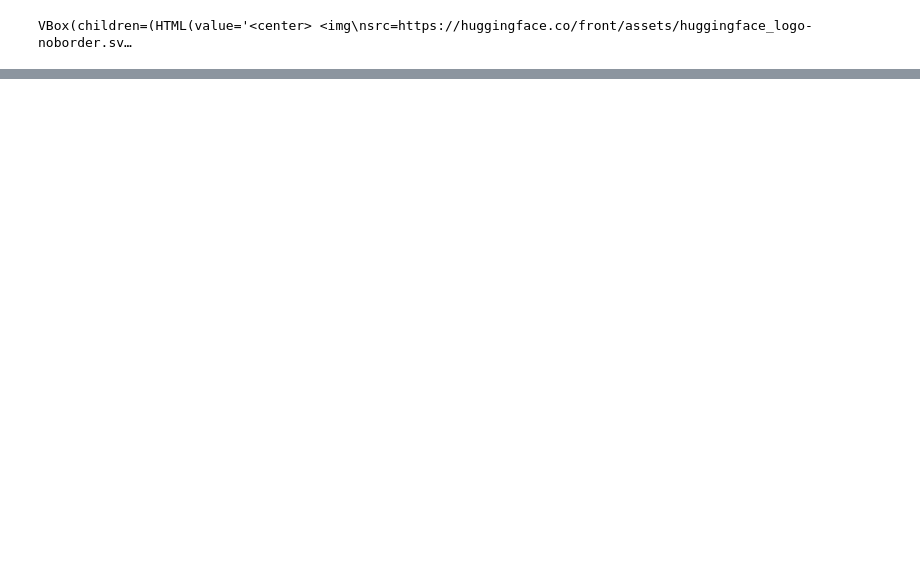
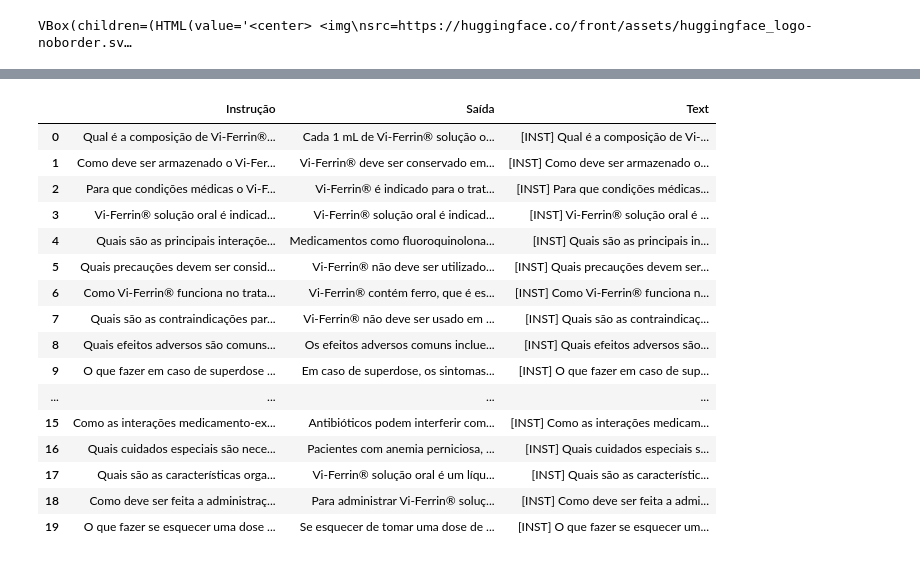
Before and after one commit to Henriquerezer/Microsoft-PHI_3-LLM, a Jupyter notebook: fine_tuning.ipynb, the cells around one changed output, grey strips where cells are left out. Cells and saved outputs as stored; diff of their text form; code cells hidden in the pictures; blank space fills up the shorter version.

```diff
--- a/fine_tuning.ipynb
+++ b/fine_tuning.ipynb
@@ -62,0 +148,13 @@ No contexto das instruções, o Phi-3-mini-128k-instruct é projetado para segui
+# %%
+# Function to transform the row into desired format
+def format_row(row):
+    question = row['Instrução']
+    answer = row['Saída']
+    formatted_string = f"[INST] {question} [/INST] {answer} "
+    return formatted_string
+
+# Apply the function to each row of the dataframe
+df['Formatted'] = df.apply(format_row, axis=1)
+
+# Display the formatted column
+df['Formatted']
@@ -62,0 +179,23 @@ No contexto das instruções, o Phi-3-mini-128k-instruct é projetado para segui
+# %%
+# Rename the 'Formatted' column to 'Text'
+new_df = df.rename(columns={'Formatted': 'Text'})
+
+new_df
+# %% [output]
+|  | Instrução | Saída | Text |
+| 0 | Qual é a composição de Vi-Ferrin®... | Cada 1 mL de Vi-Ferrin® solução o... | [INST] Qual é a composição de Vi-... |
+| 1 | Como deve ser armazenado o Vi-Fer... | Vi-Ferrin® deve ser conservado em... | [INST] Como deve ser armazenado o... |
+| 2 | Para que condições médicas o Vi-F... | Vi-Ferrin® é indicado para o trat... | [INST] Para que condições médicas... |
+| 3 | Vi-Ferrin® solução oral é indicad... | Vi-Ferrin® solução oral é indicad... | [INST] Vi-Ferrin® solução oral é ... |
+| 4 | Quais são as principais interaçõe... | Medicamentos como fluoroquinolona... | [INST] Quais são as principais in... |
+| 5 | Quais precauções devem ser consid... | Vi-Ferrin® não deve ser utilizado... | [INST] Quais precauções devem ser... |
+| 6 | Como Vi-Ferrin® funciona no trata... | Vi-Ferrin® contém ferro, que é es... | [INST] Como Vi-Ferrin® funciona n... |
+| 7 | Quais são as contraindicações par... | Vi-Ferrin® não deve ser usado em ... | [INST] Quais são as contraindicaç... |
+| 8 | Quais efeitos adversos são comuns... | Os efeitos adversos comuns inclue... | [INST] Quais efeitos adversos são... |
+| 9 | O que fazer em caso de superdose ... | Em caso de superdose, os sintomas... | [INST] O que fazer em caso de sup... |
+| ... | ... | ... | ... |
+| 15 | Como as interações medicamento-ex... | Antibióticos podem interferir com... | [INST] Como as interações medicam... |
+| 16 | Quais cuidados especiais são nece... | Pacientes com anemia perniciosa, ... | [INST] Quais cuidados especiais s... |
+| 17 | Quais são as características orga... | Vi-Ferrin® solução oral é um líqu... | [INST] Quais são as característic... |
+| 18 | Como deve ser feita a administraç... | Para administrar Vi-Ferrin® soluç... | [INST] Como deve ser feita a admi... |
+| 19 | O que fazer se esquecer uma dose ... | Se esquecer de tomar uma dose de ... | [INST] O que fazer se esquecer um... |
```
Also changed, not shown: parts of 18 cells of this notebook, 5 other files.
